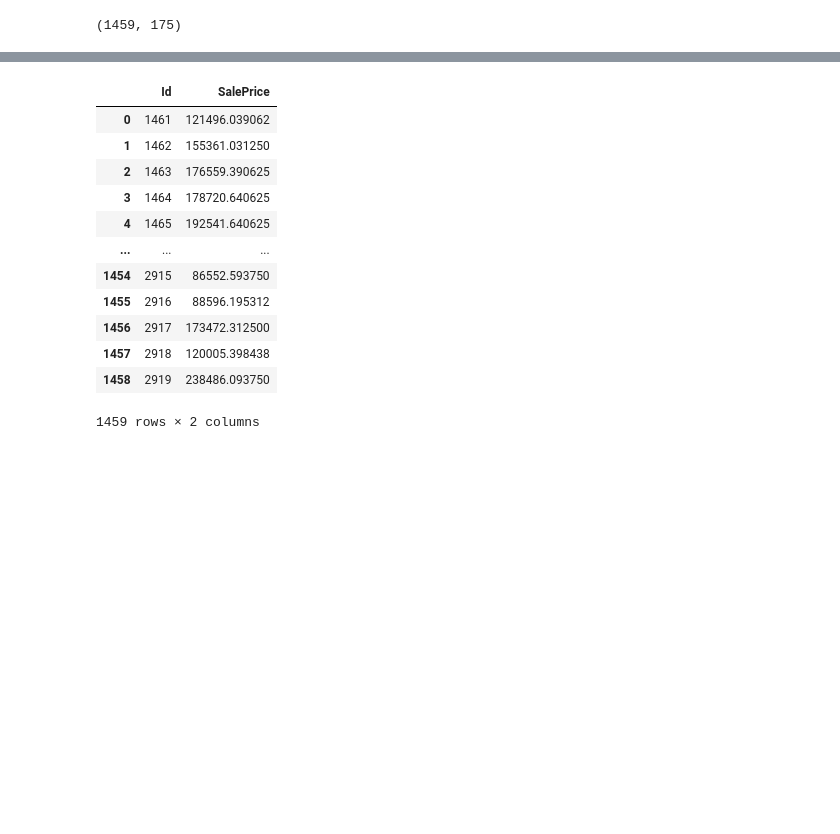
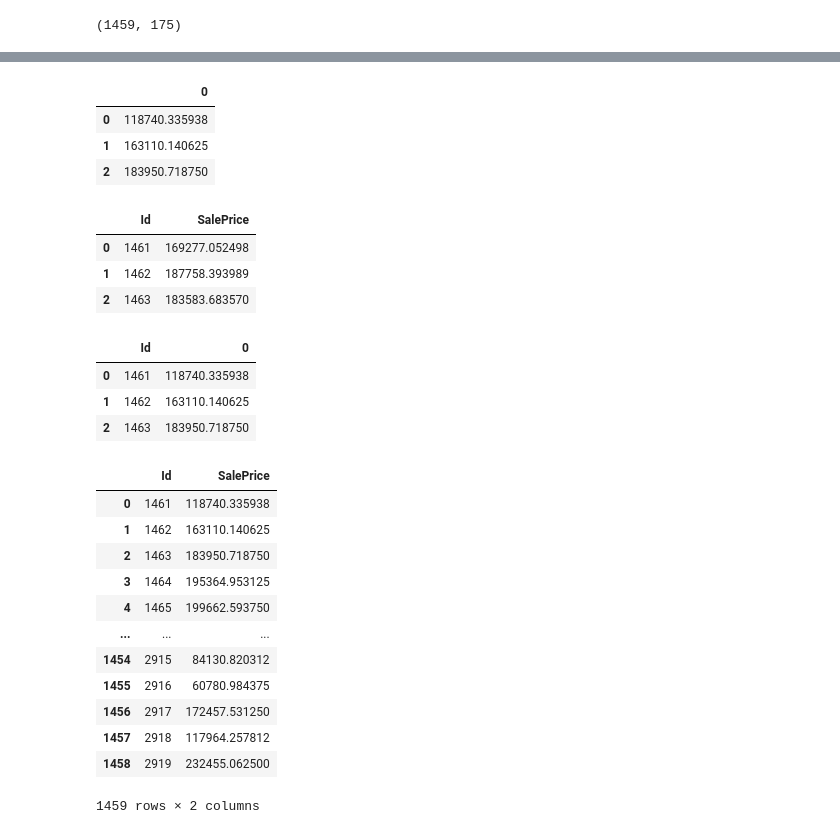
Before and after one commit to kamalchapagain/Kaggle_competition_solutions, a Jupyter notebook: Kaagle_HousePricePrediction.ipynb, the cells around one changed output, grey strips where cells are left out. Drawn from its saved outputs; the diff is of its cells as text; code cells hidden in the pictures; blank space fills up the shorter version.

```diff
--- a/Kaagle_HousePricePrediction.ipynb
+++ b/Kaagle_HousePricePrediction.ipynb
@@ -354,0 +486,2 @@ pickle.dump(classifier, open(filename, 'wb') )
+# %%
+regressor.fit(X_train,y_train)
@@ -355,2 +496,2 @@ pickle.dump(classifier, open(filename, 'wb') )
 # %%
-y_pred=classifier.predict(test_df)
+y_pred=regressor.predict(test_df)
@@ -362,20 +508,47 @@ array([121496.04, 155361.03, 176559.39, ..., 173472.31, 120005.4 ,
+# %%
+pred=pd.DataFrame(y_pred)
+pred.head(3)
+# %% [output]
+|  | 0 |
+| 0 | 118740.335938 |
+| 1 | 163110.140625 |
+| 2 | 183950.718750 |
+# %%
+sample_submission_df.head(3)
+# %% [output]
+|  | Id | SalePrice |
+| 0 | 1461 | 169277.052498 |
+| 1 | 1462 | 187758.393989 |
+| 2 | 1463 | 183583.683570 |
+# %%
+datasets=pd.concat([sample_submission_df['Id'],pred],axis=1)
+datasets.head(3)
+# %% [output]
+|  | Id | 0 |
+| 0 | 1461 | 118740.335938 |
+| 1 | 1462 | 163110.140625 |
+| 2 | 1463 | 183950.718750 |
+# %%
+datasets.columns=['Id','SalePrice']
+
+datasets
+# %% [output]
+|  | Id | SalePrice |
+| 0 | 1461 | 118740.335938 |
+| 1 | 1462 | 163110.140625 |
+| 2 | 1463 | 183950.718750 |
+| 3 | 1464 | 195364.953125 |
+| 4 | 1465 | 199662.593750 |
+| ... | ... | ... |
+| 1454 | 2915 | 84130.820312 |
+| 1455 | 2916 | 60780.984375 |
+| 1456 | 2917 | 172457.531250 |
+| 1457 | 2918 | 117964.257812 |
+| 1458 | 2919 | 232455.062500 |
+1459 rows × 2 columns
 # %%
 ##Create Sample Submission
 pred=pd.DataFrame(y_pred)
 datasets=pd.concat([sample_submission_df['Id'],pred], axis=1)
 datasets.columns=['Id', 'SalePrice']
-datasets
+datasets.to_csv('sample_submission.csv',index=False)
-# %% [output]
-|  | Id | SalePrice |
-| 0 | 1461 | 121496.039062 |
-| 1 | 1462 | 155361.031250 |
-| 2 | 1463 | 176559.390625 |
-| 3 | 1464 | 178720.640625 |
-| 4 | 1465 | 192541.640625 |
-| ... | ... | ... |
-| 1454 | 2915 | 86552.593750 |
-| 1455 | 2916 | 88596.195312 |
-| 1456 | 2917 | 173472.312500 |
-| 1457 | 2918 | 120005.398438 |
-| 1458 | 2919 | 238486.093750 |
-1459 rows × 2 columns
```
Also changed, not shown: parts of 45 cells of this notebook.
